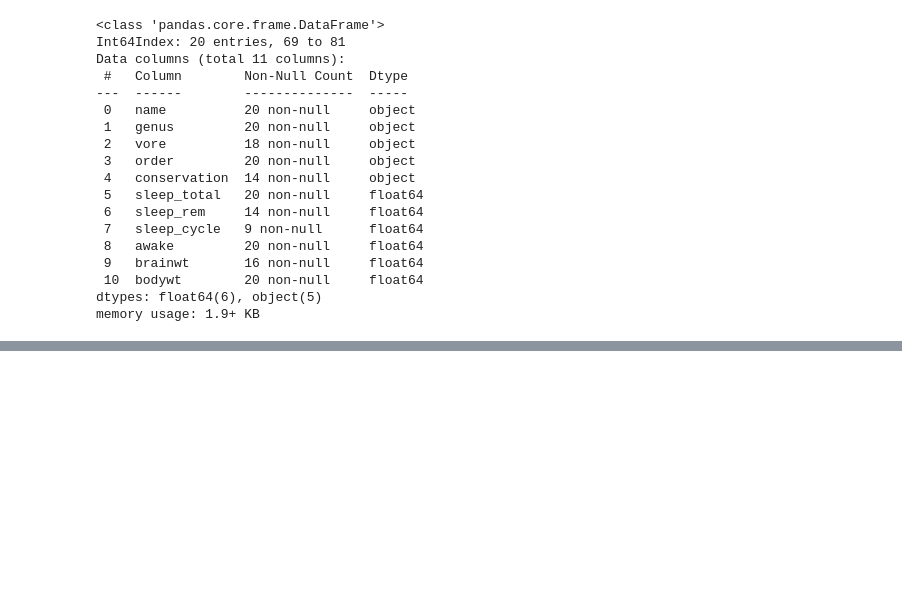
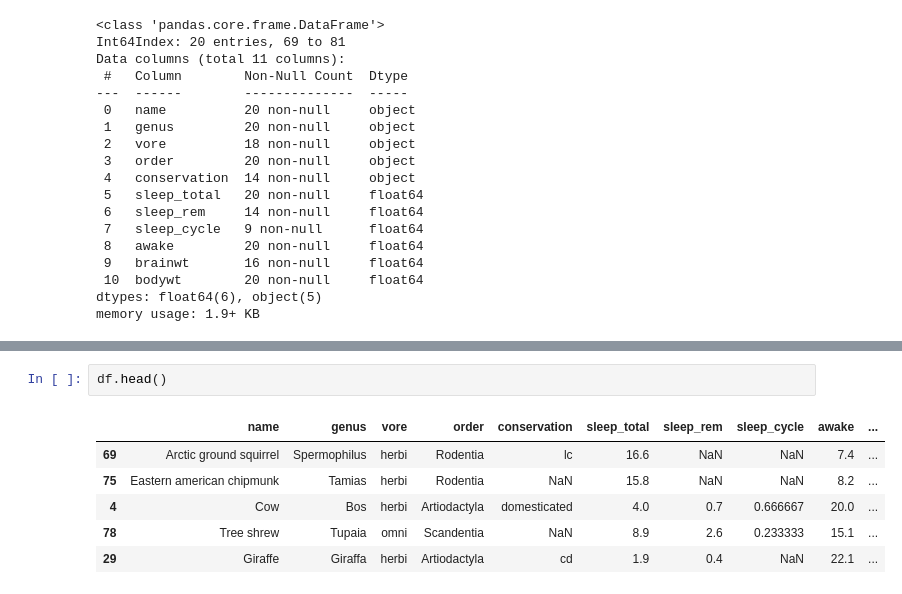
Before and after one commit to DevNutthapng2017/sklearn_machine, a Jupyter notebook: Input_replace_missing_value.ipynb, the cells around one changed output, grey strips where cells are left out. Cells and saved outputs as stored; diff of their text form; blank space fills up the shorter version.

```diff
--- a/Input_replace_missing_value.ipynb
+++ b/Input_replace_missing_value.ipynb
@@ -31,0 +113,9 @@ memory usage: 1.9+ KB
+# %%
+df.head()
+# %% [output]
+|  | name | genus | vore | order | conservation | sleep_total | sleep_rem | sleep_cycle | awake | ... |
+| 69 | Arctic ground squirrel | Spermophilus | herbi | Rodentia | lc | 16.6 | NaN | NaN | 7.4 | ... |
+| 75 | Eastern american chipmunk | Tamias | herbi | Rodentia | NaN | 15.8 | NaN | NaN | 8.2 | ... |
+| 4 | Cow | Bos | herbi | Artiodactyla | domesticated | 4.0 | 0.7 | 0.666667 | 20.0 | ... |
+| 78 | Tree shrew | Tupaia | omni | Scandentia | NaN | 8.9 | 2.6 | 0.233333 | 15.1 | ... |
+| 29 | Giraffe | Giraffa | herbi | Artiodactyla | cd | 1.9 | 0.4 | NaN | 22.1 | ... |
```
Also changed, not shown: parts of 18 cells of this notebook.
